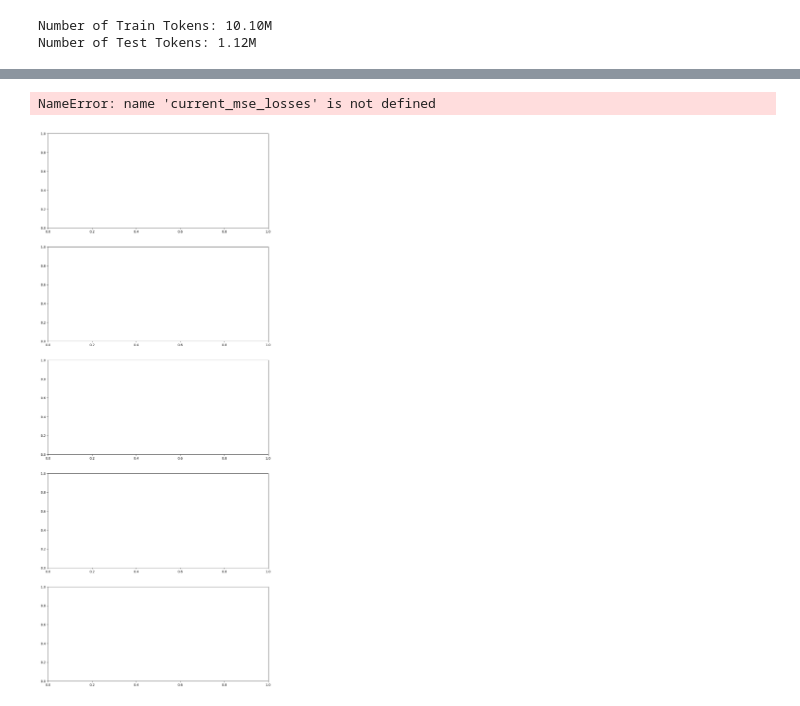
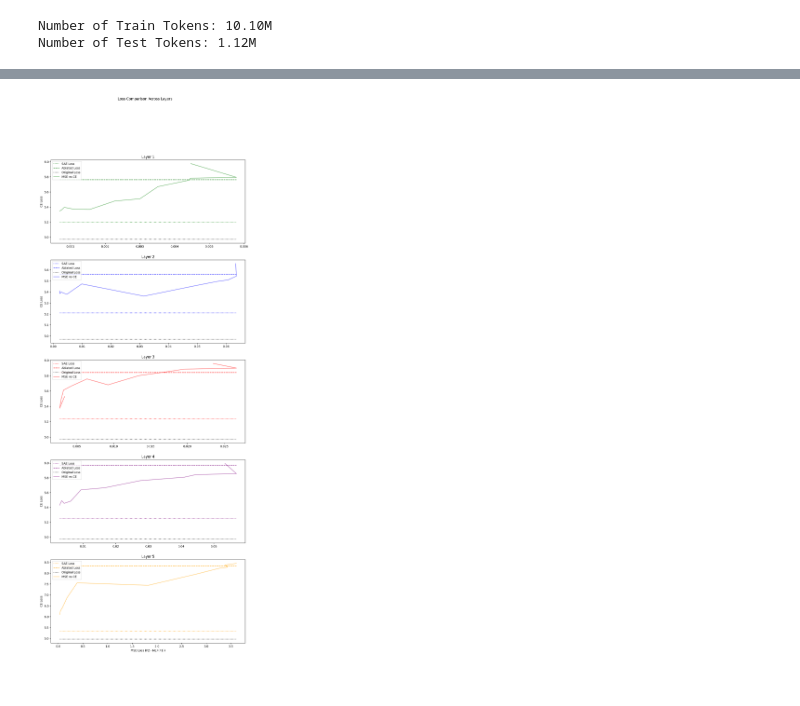
Before and after one commit to loganriggs/sparse_coding, a Jupyter notebook: sparse_weights_mse_CE.ipynb, the cells around one changed output, grey strips where cells are left out. Drawn from its saved outputs; the diff is of its cells as text; code cells hidden in the pictures.

```diff
--- a/sparse_weights_mse_CE.ipynb
+++ b/sparse_weights_mse_CE.ipynb
@@ -250,7 +248,7 @@ def train_sparse_model_and_check_CE(model, dataset, device, sparse_weights, auto
     mse = nn.MSELoss()
     losses = [[] for _ in range(len(sparse_weights))]
     max_batches_for_ce = 100
-    max_training_batches = 1024
+    max_training_batches = 1025
     check_ce_every = [0] + [2**ch for ch in range(int(np.log2(max_training_batches))+1)]
     ce_losses = np.zeros((num_layers, len(check_ce_every)))
     current_mse_losses = np.zeros((num_layers, len(check_ce_every)))
@@ -464,8 +445,15 @@ plt.show()
 import matplotlib.pyplot as plt
 import numpy as np
 
-# Data
-sae_loss = [5.22, 18.51, 24.61, 28.82, 31.18]
+# Dataimport matplotlib.pyplot as plt
+# Simulated data for ce_losses and current_mse_losses
+# Replace these with your actual data
+
+# Colors for each set of lines
+colors = ['green', 'blue', 'red', 'purple', 'orange']
+# Adjusting the plot to have horizontal lines and setting x-positions based on current_mse_losses
+
+sae_loss = [5.2, 5.21, 5.24, 5.25, 5.34]
 ablated_loss = [5.76, 5.56, 5.84, 5.97, 8.34]
 original_loss = [4.97, 0.0, 0.0, 0.0, 0.0]
 
@@ -474,32 +462,31 @@ original_loss = [4.97, 0.0, 0.0, 0.0, 0.0]
 
 # Colors for each set of lines
 colors = ['green', 'blue', 'red', 'purple', 'orange']
 # Adjusting the plot to have horizontal lines and setting x-positions based on current_mse_losses
 
 # Adjusting the subplots to have independent x-axes for each layer
 
 fig, axes = plt.subplots(num_layers, 1, figsize=(12, 6 * num_layers))
 
 for i in range(num_layers):
     ax = axes[i]
 
     # Plot horizontal lines for SAE and Ablated Loss
     ax.hlines(sae_loss[i], xmin=np.min(current_mse_losses[i]), xmax=np.max(current_mse_losses[i]), linestyle=':', color=colors[i], label='SAE Loss')
     ax.hlines(ablated_loss[i], xmin=np.min(current_mse_losses[i]), xmax=np.max(current_mse_losses[i]), linestyle='--', color=colors[i], label='Ablated Loss')
 
     # Plot Original Loss
     ax.hlines(original_loss[0], xmin=np.min(current_mse_losses[i]), xmax=np.max(current_mse_losses[i]), linestyle=':', color='black', label='Original Loss')
 
     # Plot CE Losses vs MSE Losses
     ax.plot(current_mse_losses[i], ce_losses[i], linestyle='-', color=colors[i], alpha=0.6, label='MSE vs CE')
 
     ax.set_ylabel('CE Loss')
     ax.set_title(f'Layer {i+1}')
     ax.legend()
 
 plt.xlabel('MSE Loss (F2 - MLP(F1))')
 plt.suptitle('Loss Comparison Across Layers')
 plt.show()
 # %% [output]
-NameError: name 'current_mse_losses' is not defined
-[figure, old version]
+[figure, new version]
```
Also changed, not shown: parts of 6 cells of this notebook.
